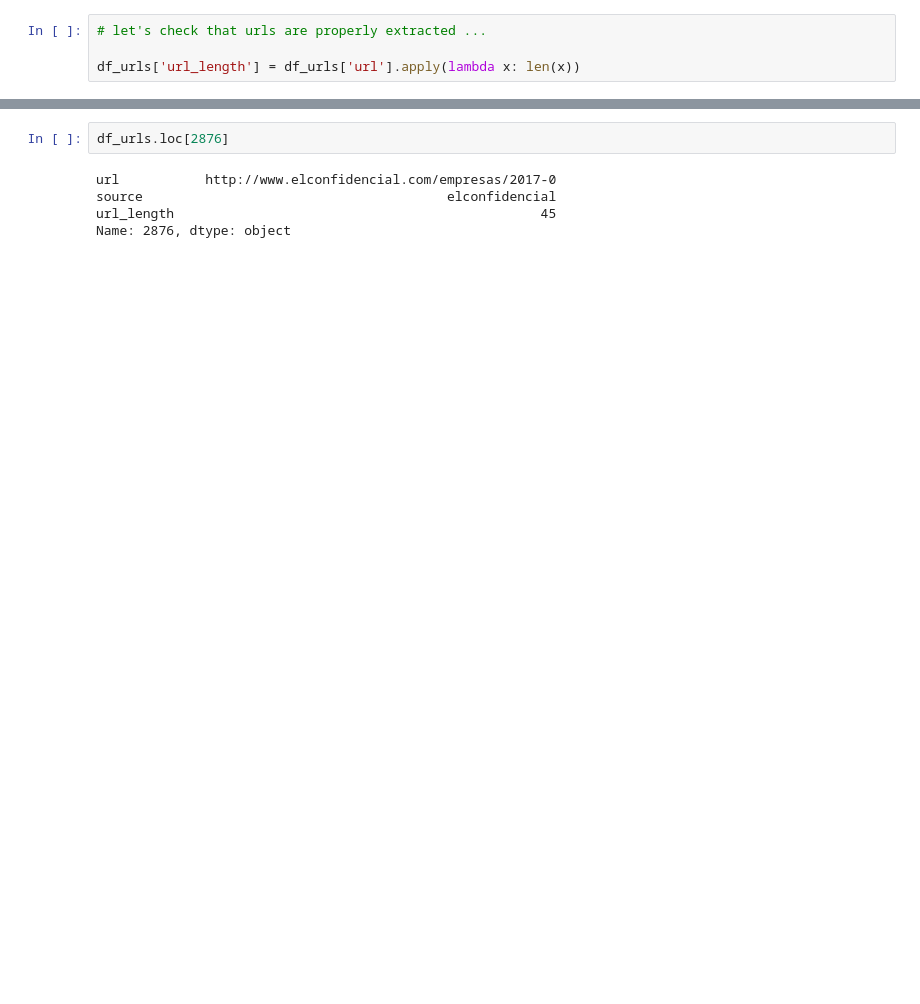
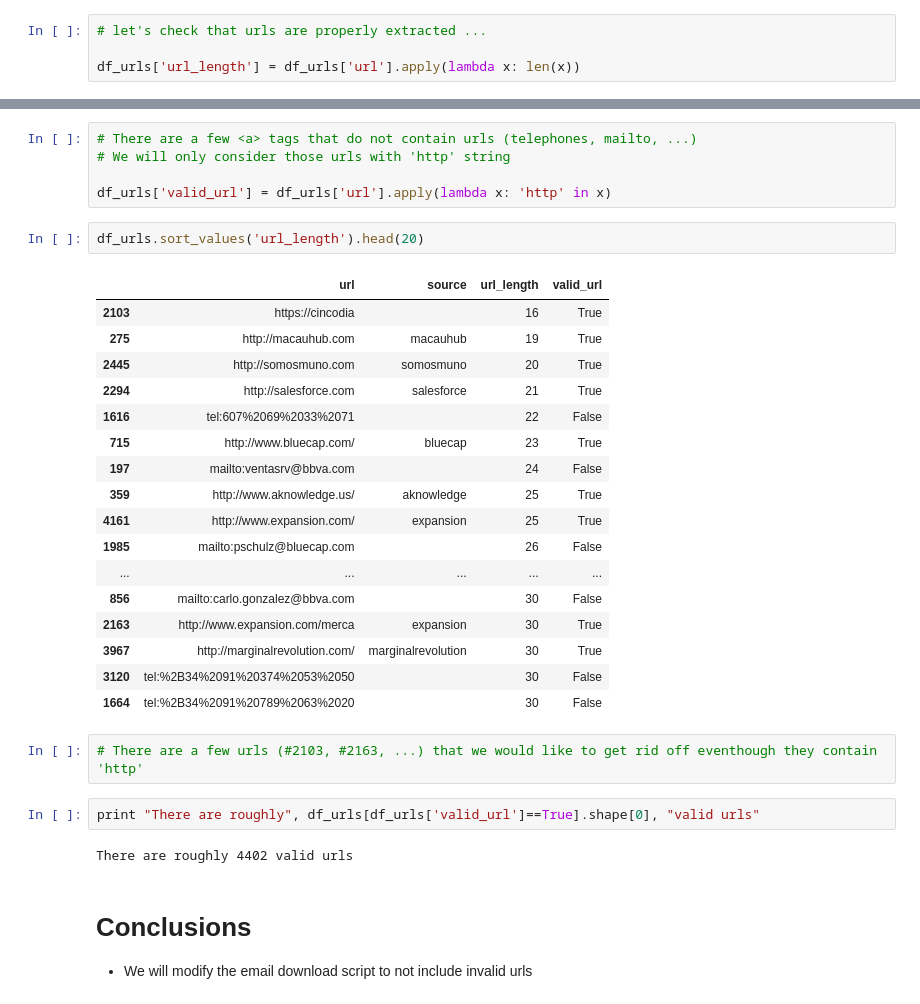
Before and after one commit to adriamoya/bcpnews, a Jupyter notebook: mail_download/02_Email_analysis.ipynb, the cells around one changed output, grey strips where cells are left out. Saved outputs shown, nothing was run; the diff lists cells and outputs as text; blank space fills up the shorter version.

Commit message:
14-Analyzing emails

```diff
--- a/mail_download/02_Email_analysis.ipynb
+++ b/mail_download/02_Email_analysis.ipynb
@@ -163,7 +159,35 @@ df_urls.sort_values('url_length').head(20)
-# %%
-df_urls.loc[2876]
-# %% [output]
-url           http://www.elconfidencial.com/empresas/2017-0
-source                                       elconfidencial
-url_length                                               45
-Name: 2876, dtype: object
+# %%
+# There are a few <a> tags that do not contain urls (telephones, mailto, ...)
+# We will only consider those urls with 'http' string
+
+df_urls['valid_url'] = df_urls['url'].apply(lambda x: 'http' in x)
+# %%
+df_urls.sort_values('url_length').head(20)
+# %% [output]
+|  | url | source | url_length | valid_url |
+| 2103 | https://cincodia |  | 16 | True |
+| 275 | http://macauhub.com | macauhub | 19 | True |
+| 2445 | http://somosmuno.com | somosmuno | 20 | True |
+| 2294 | http://salesforce.com | salesforce | 21 | True |
+| 1616 | tel:607%2069%2033%2071 |  | 22 | False |
+| 715 | http://www.bluecap.com/ | bluecap | 23 | True |
+| 197 | mailto:ventasrv@bbva.com |  | 24 | False |
+| 359 | http://www.aknowledge.us/ | aknowledge | 25 | True |
+| 4161 | http://www.expansion.com/ | expansion | 25 | True |
+| 1985 | mailto:pschulz@bluecap.com |  | 26 | False |
+| ... | ... | ... | ... | ... |
+| 856 | mailto:carlo.gonzalez@bbva.com |  | 30 | False |
+| 2163 | http://www.expansion.com/merca | expansion | 30 | True |
+| 3967 | http://marginalrevolution.com/ | marginalrevolution | 30 | True |
+| 3120 | tel:%2B34%2091%20374%2053%2050 |  | 30 | False |
+| 1664 | tel:%2B34%2091%20789%2063%2020 |  | 30 | False |
+# %%
+# There are a few urls (#2103, #2163, ...) that we would like to get rid off eventhough they contain 'http'
+# %%
+print "There are roughly", df_urls[df_urls['valid_url']==True].shape[0], "valid urls"
+# %% [output]
+There are roughly 4402 valid urls
+# %% [markdown]
+# Conclusions
+
+* We will modify the email download script to not include invalid urls
```
Also changed, not shown: parts of 11 cells of this notebook, 5 other files.
